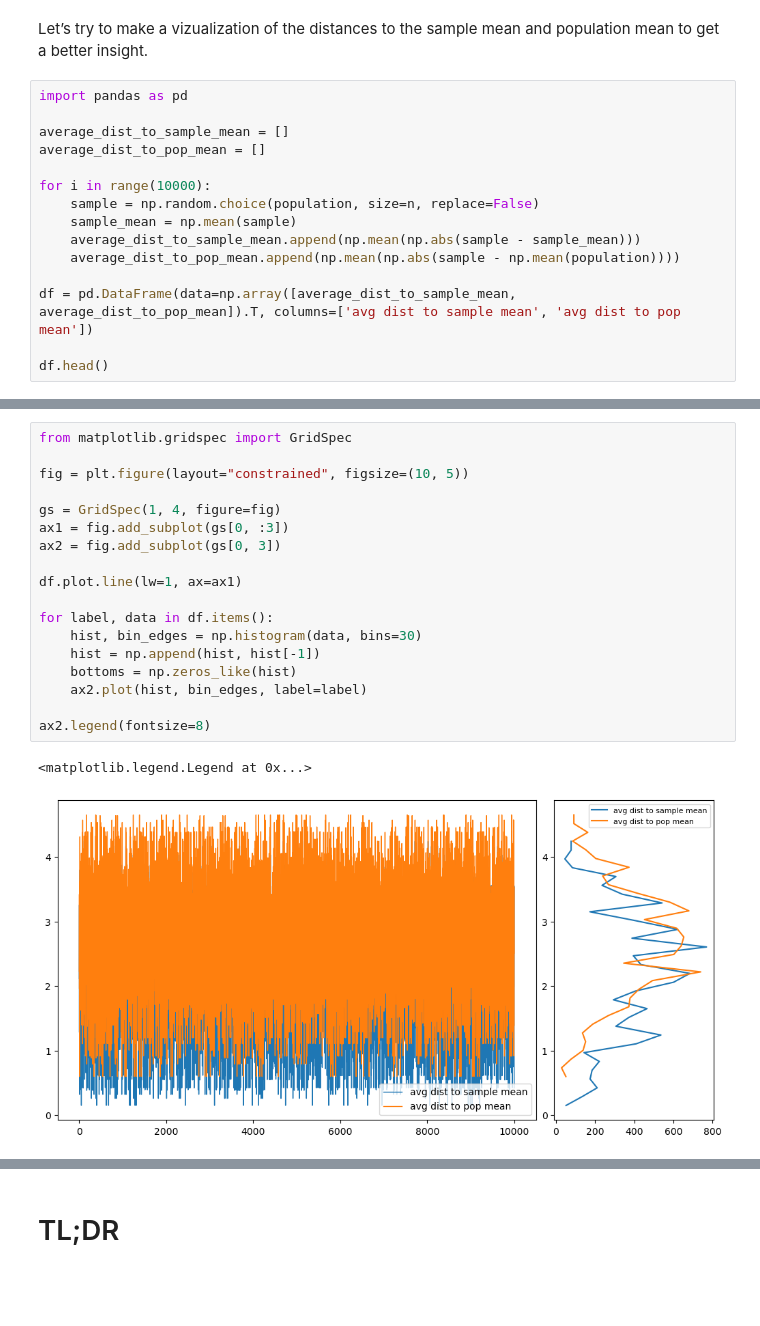
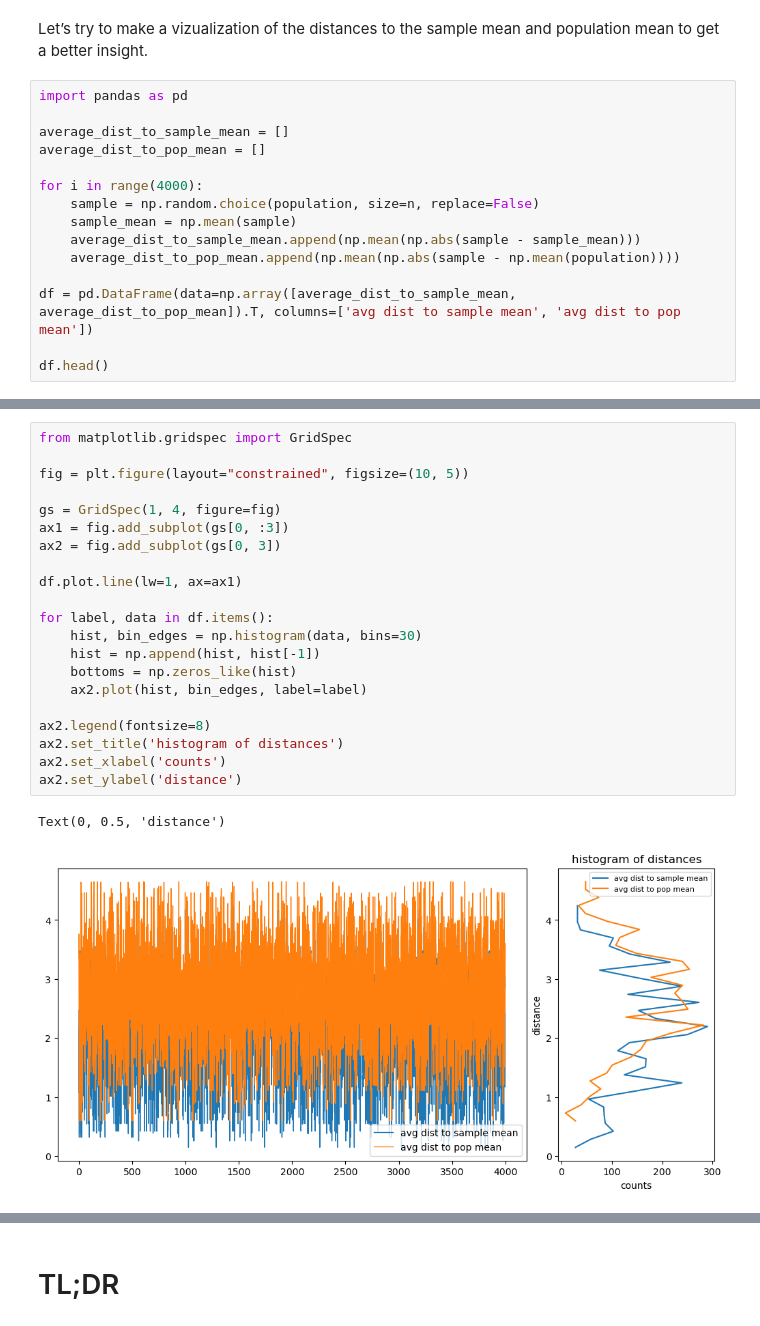
Before and after one commit to flothesof/posts, a Jupyter notebook: 20240130_variance_nminus1.ipynb, the cells around one changed output, grey strips where cells are left out. Saved outputs shown, nothing was run; the diff lists cells and outputs as text; blank space fills up the shorter version.

Commit message:
add graphs for variance

```diff
--- a/20240130_variance_nminus1.ipynb
+++ b/20240130_variance_nminus1.ipynb
@@ -97,7 +99,7 @@ import pandas as pd
 average_dist_to_sample_mean = []
 average_dist_to_pop_mean = []
 
-for i in range(10000):
+for i in range(4000):
     sample = np.random.choice(population, size=n, replace=False)
     sample_mean = np.mean(sample)
     average_dist_to_sample_mean.append(np.mean(np.abs(sample - sample_mean)))
@@ -116,21 +118,24 @@ df.head()
 # %%
 from matplotlib.gridspec import GridSpec
 
 fig = plt.figure(layout="constrained", figsize=(10, 5))
 
 gs = GridSpec(1, 4, figure=fig)
 ax1 = fig.add_subplot(gs[0, :3])
 ax2 = fig.add_subplot(gs[0, 3])
 
 df.plot.line(lw=1, ax=ax1)
 
 for label, data in df.items():
     hist, bin_edges = np.histogram(data, bins=30)
     hist = np.append(hist, hist[-1])
     bottoms = np.zeros_like(hist)
     ax2.plot(hist, bin_edges, label=label)
 
 ax2.legend(fontsize=8)
+ax2.set_title('histogram of distances')
+ax2.set_xlabel('counts')
+ax2.set_ylabel('distance')
 # %% [output]
-<matplotlib.legend.Legend at 0x...>
+Text(0, 0.5, 'distance')
-[figure, old version]
+[figure, new version]
```
Also changed, not shown: parts of 13 cells of this notebook.
